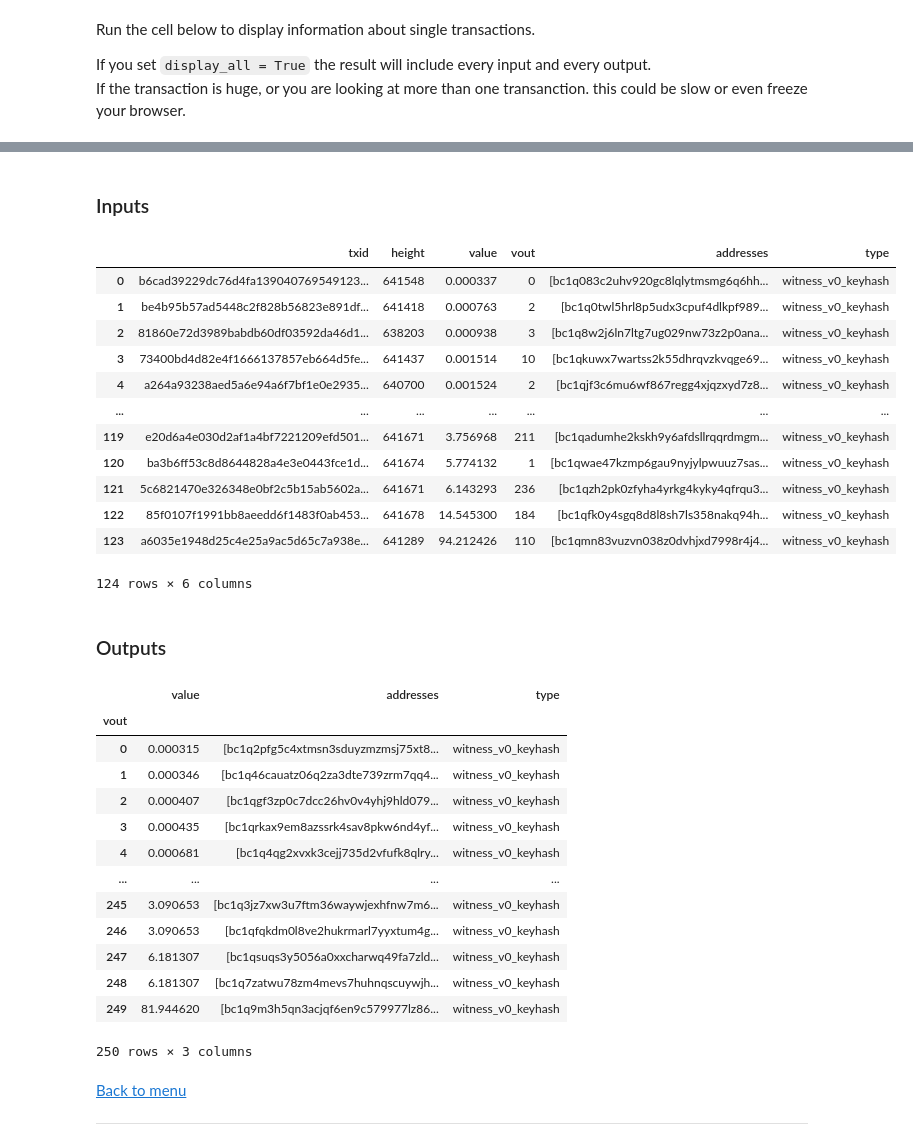
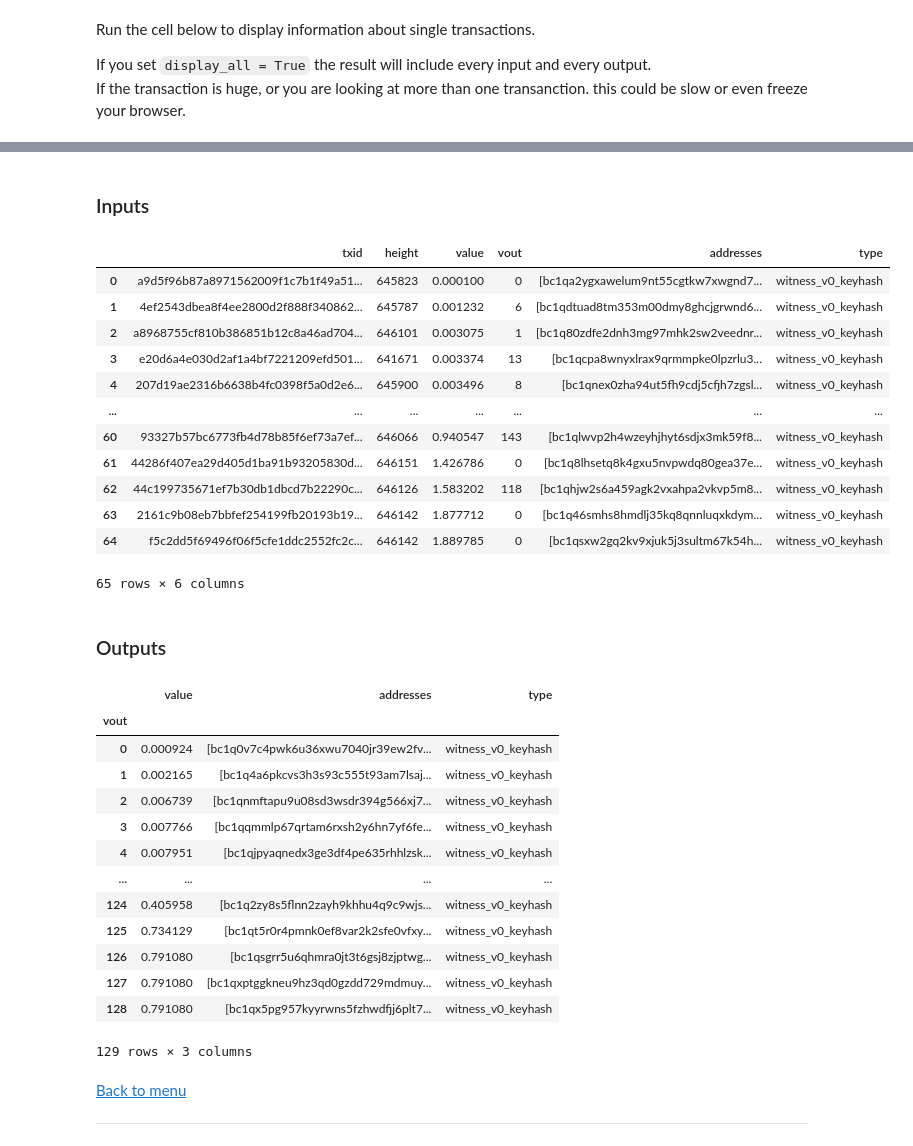
Before and after one commit to PulpCattel/Observatory, a Jupyter notebook: examples/Wasabi_Observatory.ipynb, the cells around one changed output, grey strips where cells are left out. Drawn from its saved outputs; the diff is of its cells as text; code cells hidden in the pictures.

```diff
--- a/examples/Wasabi_Observatory.ipynb
+++ b/examples/Wasabi_Observatory.ipynb
@@ -192,7 +192,7 @@ If you set `display_all = True` the result will include every input and every ou
 If the transaction is huge, or you are looking at more than one transanction. this could be slow or even freeze your browser.
 # %%
 ### INSERT HERE ###
-txid = '4c17703ec96c4ada46954b9039de5cd829cf09b0d27457336e7b810e3e868112'
+txid = 'a3247f50f94ad5a2399430adb67be4d385547b52318d89fbd20f799ad2911124'
 display_all = False
 
 obs.show_tx(txs, txid, display_all)
@@ -203,32 +203,32 @@ obs.show_tx(txs, txid, display_all)
 ### Inputs
 |  | txid | height | value | vout | addresses | type |
-| 0 | b6cad39229dc76d4fa139040769549123... | 641548 | 0.000337 | 0 | [bc1q083c2uhv920gc8lqlytmsmg6q6hh... | witness_v0_keyhash |
-| 1 | be4b95b57ad5448c2f828b56823e891df... | 641418 | 0.000763 | 2 | [bc1q0twl5hrl8p5udx3cpuf4dlkpf989... | witness_v0_keyhash |
-| 2 | 81860e72d3989babdb60df03592da46d1... | 638203 | 0.000938 | 3 | [bc1q8w2j6ln7ltg7ug029nw73z2p0ana... | witness_v0_keyhash |
-| 3 | 73400bd4d82e4f1666137857eb664d5fe... | 641437 | 0.001514 | 10 | [bc1qkuwx7wartss2k55dhrqvzkvqge69... | witness_v0_keyhash |
-| 4 | a264a93238aed5a6e94a6f7bf1e0e2935... | 640700 | 0.001524 | 2 | [bc1qjf3c6mu6wf867regg4xjqzxyd7z8... | witness_v0_keyhash |
+| 0 | a9d5f96b87a8971562009f1c7b1f49a51... | 645823 | 0.000100 | 0 | [bc1qa2ygxawelum9nt55cgtkw7xwgnd7... | witness_v0_keyhash |
+| 1 | 4ef2543dbea8f4ee2800d2f888f340862... | 645787 | 0.001232 | 6 | [bc1qdtuad8tm353m00dmy8ghcjgrwnd6... | witness_v0_keyhash |
+| 2 | a8968755cf810b386851b12c8a46ad704... | 646101 | 0.003075 | 1 | [bc1q80zdfe2dnh3mg97mhk2sw2veednr... | witness_v0_keyhash |
+| 3 | e20d6a4e030d2af1a4bf7221209efd501... | 641671 | 0.003374 | 13 | [bc1qcpa8wnyxlrax9qrmmpke0lpzrlu3... | witness_v0_keyhash |
+| 4 | 207d19ae2316b6638b4fc0398f5a0d2e6... | 645900 | 0.003496 | 8 | [bc1qnex0zha94ut5fh9cdj5cfjh7zgsl... | witness_v0_keyhash |
 | ... | ... | ... | ... | ... | ... | ... |
-| 119 | e20d6a4e030d2af1a4bf7221209efd501... | 641671 | 3.756968 | 211 | [bc1qadumhe2kskh9y6afdsllrqqrdmgm... | witness_v0_keyhash |
-| 120 | ba3b6ff53c8d8644828a4e3e0443fce1d... | 641674 | 5.774132 | 1 | [bc1qwae47kzmp6gau9nyjylpwuuz7sas... | witness_v0_keyhash |
-| 121 | 5c6821470e326348e0bf2c5b15ab5602a... | 641671 | 6.143293 | 236 | [bc1qzh2pk0zfyha4yrkg4kyky4qfrqu3... | witness_v0_keyhash |
-| 122 | 85f0107f1991bb8aeedd6f1483f0ab453... | 641678 | 14.545300 | 184 | [bc1qfk0y4sgq8d8l8sh7ls358nakq94h... | witness_v0_keyhash |
-| 123 | a6035e1948d25c4e25a9ac5d65c7a938e... | 641289 | 94.212426 | 110 | [bc1qmn83vuzvn038z0dvhjxd7998r4j4... | witness_v0_keyhash |
+| 60 | 93327b57bc6773fb4d78b85f6ef73a7ef... | 646066 | 0.940547 | 143 | [bc1qlwvp2h4wzeyhjhyt6sdjx3mk59f8... | witness_v0_keyhash |
+| 61 | 44286f407ea29d405d1ba91b93205830d... | 646151 | 1.426786 | 0 | [bc1q8lhsetq8k4gxu5nvpwdq80gea37e... | witness_v0_keyhash |
+| 62 | 44c199735671ef7b30db1dbcd7b22290c... | 646126 | 1.583202 | 118 | [bc1qhjw2s6a459agk2vxahpa2vkvp5m8... | witness_v0_keyhash |
+| 63 | 2161c9b08eb7bbfef254199fb20193b19... | 646142 | 1.877712 | 0 | [bc1q46smhs8hmdlj35kq8qnnluqxkdym... | witness_v0_keyhash |
+| 64 | f5c2dd5f69496f06f5cfe1ddc2552fc2c... | 646142 | 1.889785 | 0 | [bc1qsxw2gq2kv9xjuk5j3sultm67k54h... | witness_v0_keyhash |
-124 rows × 6 columns
+65 rows × 6 columns
 ### Outputs
 |  | value | addresses | type |
 | vout |  |  |  |
-| 0 | 0.000315 | [bc1q2pfg5c4xtmsn3sduyzmzmsj75xt8... | witness_v0_keyhash |
-| 1 | 0.000346 | [bc1q46cauatz06q2za3dte739zrm7qq4... | witness_v0_keyhash |
-| 2 | 0.000407 | [bc1qgf3zp0c7dcc26hv0v4yhj9hld079... | witness_v0_keyhash |
-| 3 | 0.000435 | [bc1qrkax9em8azssrk4sav8pkw6nd4yf... | witness_v0_keyhash |
-| 4 | 0.000681 | [bc1q4qg2xvxk3cejj735d2vfufk8qlry... | witness_v0_keyhash |
+| 0 | 0.000924 | [bc1q0v7c4pwk6u36xwu7040jr39ew2fv... | witness_v0_keyhash |
+| 1 | 0.002165 | [bc1q4a6pkcvs3h3s93c555t93am7lsaj... | witness_v0_keyhash |
+| 2 | 0.006739 | [bc1qnmftapu9u08sd3wsdr394g566xj7... | witness_v0_keyhash |
+| 3 | 0.007766 | [bc1qqmmlp67qrtam6rxsh2y6hn7yf6fe... | witness_v0_keyhash |
+| 4 | 0.007951 | [bc1qjpyaqnedx3ge3df4pe635rhhlzsk... | witness_v0_keyhash |
 | ... | ... | ... | ... |
-| 245 | 3.090653 | [bc1q3jz7xw3u7ftm36waywjexhfnw7m6... | witness_v0_keyhash |
-| 246 | 3.090653 | [bc1qfqkdm0l8ve2hukrmarl7yyxtum4g... | witness_v0_keyhash |
-| 247 | 6.181307 | [bc1qsuqs3y5056a0xxcharwq49fa7zld... | witness_v0_keyhash |
-| 248 | 6.181307 | [bc1q7zatwu78zm4mevs7huhnqscuywjh... | witness_v0_keyhash |
-| 249 | 81.944620 | [bc1q9m3h5qn3acjqf6en9c579977lz86... | witness_v0_keyhash |
+| 124 | 0.405958 | [bc1q2zy8s5flnn2zayh9khhu4q9c9wjs... | witness_v0_keyhash |
+| 125 | 0.734129 | [bc1qt5r0r4pmnk0ef8var2k2sfe0vfxy... | witness_v0_keyhash |
+| 126 | 0.791080 | [bc1qsgrr5u6qhmra0jt3t6gsj8zjptwg... | witness_v0_keyhash |
+| 127 | 0.791080 | [bc1qxptggkneu9hz3qd0gzdd729mdmuy... | witness_v0_keyhash |
+| 128 | 0.791080 | [bc1qx5pg957kyyrwns5fzhwdfjj6plt7... | witness_v0_keyhash |
-250 rows × 3 columns
+129 rows × 3 columns
 # %% [markdown]
 [Back to menu](#Menu)
 
```
Also changed, not shown: parts of 8 cells of this notebook, 1 other file.
